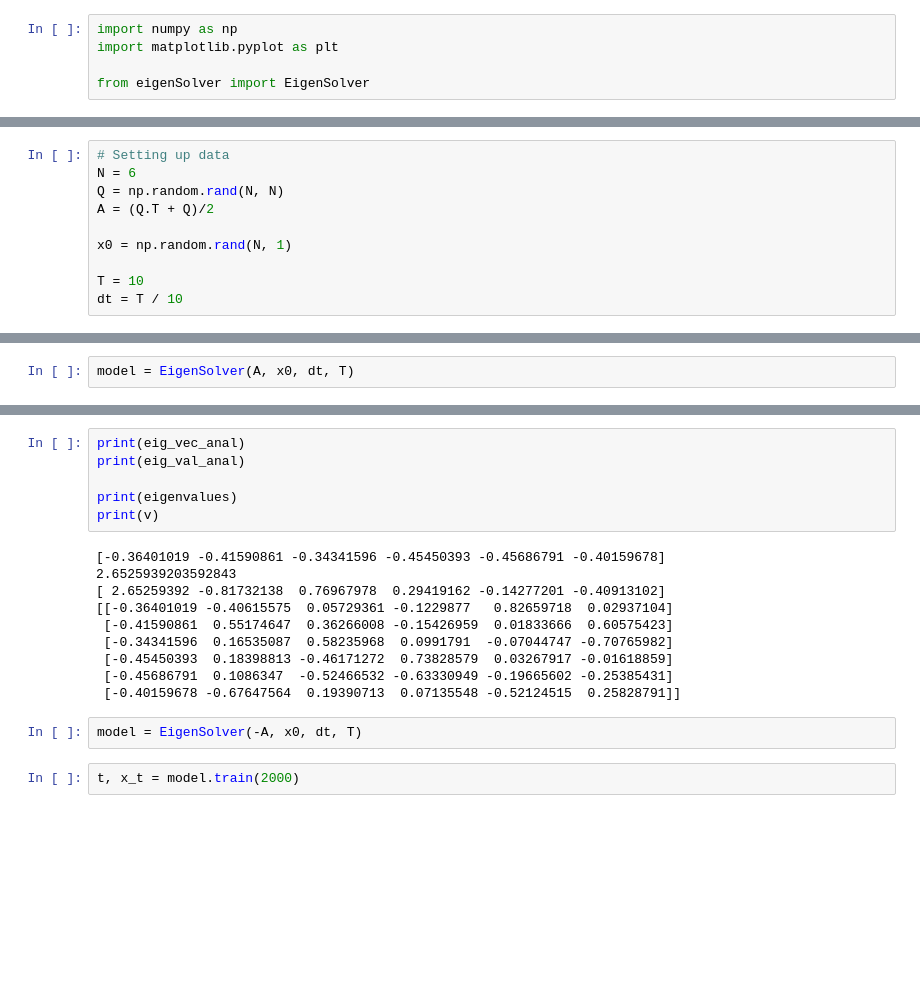
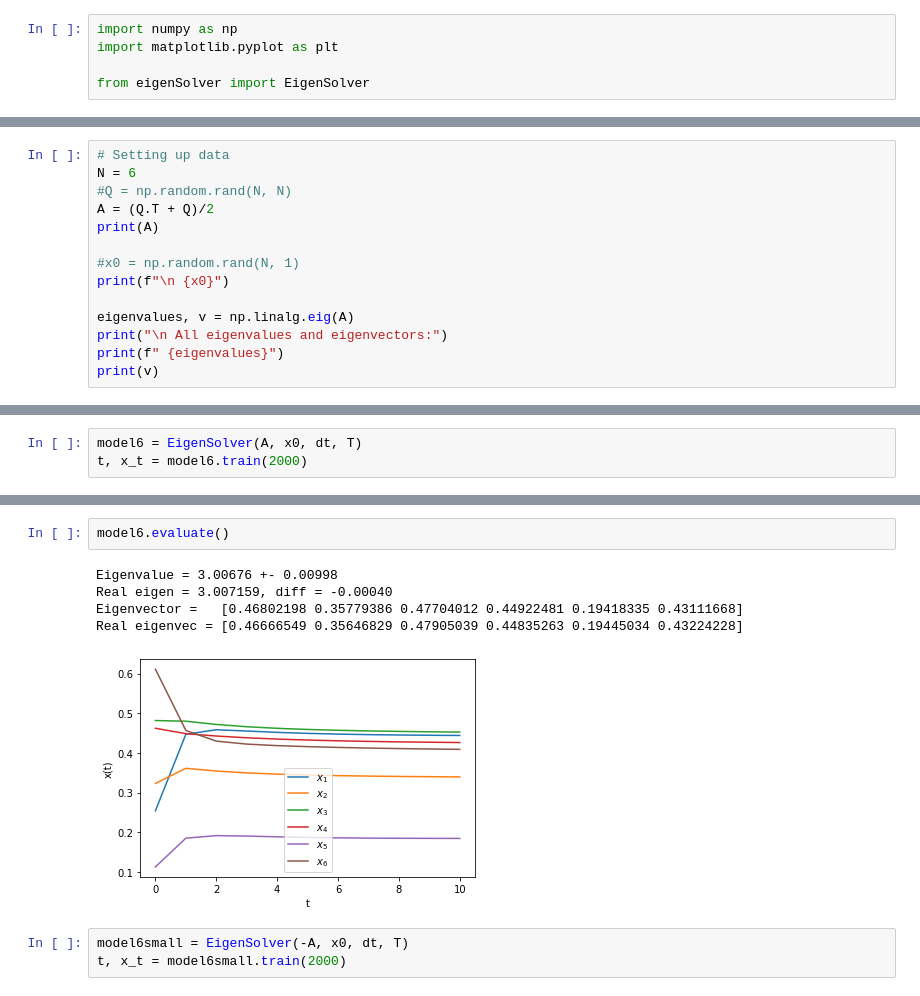
Before and after one commit to KarlHenrik/FYS-STK-Gruppe, a Jupyter notebook: Project3/Code/Eigenvalue.ipynb, the cells around one changed output, grey strips where cells are left out. Cells and saved outputs as stored; diff of their text form; blank space fills up the shorter version.

Commit message:
eigenvalue meir brukbart

```diff
--- a/Project3/Code/Eigenvalue.ipynb
+++ b/Project3/Code/Eigenvalue.ipynb
@@ -6,10 +10,14 @@ from eigenSolver import EigenSolver
 # %%
 # Setting up data
 N = 6
-Q = np.random.rand(N, N)
+#Q = np.random.rand(N, N)
 A = (Q.T + Q)/2
+print(A)
 
-x0 = np.random.rand(N, 1)
+#x0 = np.random.rand(N, 1)
+print(f"\n {x0}")
 
-T = 10
-dt = T / 10
+eigenvalues, v = np.linalg.eig(A)
+print("\n All eigenvalues and eigenvectors:")
+print(f" {eigenvalues}")
+print(v)
@@ -16,2 +36,3 @@ dt = T / 10
 # %%
-model = EigenSolver(A, x0, dt, T)
+model6 = EigenSolver(A, x0, dt, T)
+t, x_t = model6.train(2000)
@@ -44,20 +39,11 @@ Real eigenvec = [-0.36401019 -0.41590861 -0.34341596 -0.45450393 -0.45686791 -0.
-# %%
-print(eig_vec_anal)
-print(eig_val_anal)
-
-print(eigenvalues)
-print(v)
-# %% [output]
-[-0.36401019 -0.41590861 -0.34341596 -0.45450393 -0.45686791 -0.40159678]
-2.6525939203592843
-[ 2.65259392 -0.81732138  0.76967978  0.29419162 -0.14277201 -0.40913102]
-[[-0.36401019 -0.40615575  0.05729361 -0.1229877   0.82659718  0.02937104]
- [-0.41590861  0.55174647  0.36266008 -0.15426959  0.01833666  0.60575423]
- [-0.34341596  0.16535087  0.58235968  0.0991791  -0.07044747 -0.70765982]
- [-0.45450393  0.18398813 -0.46171272  0.73828579  0.03267917 -0.01618859]
- [-0.45686791  0.1086347  -0.52466532 -0.63330949 -0.19665602 -0.25385431]
- [-0.40159678 -0.67647564  0.19390713  0.07135548 -0.52124515  0.25828791]]
+# %%
+model6.evaluate()
+# %% [output]
+Eigenvalue = 3.00676 +- 0.00998
+Real eigen = 3.007159, diff = -0.00040
+Eigenvector =   [0.46802198 0.35779386 0.47704012 0.44922481 0.19418335 0.43111668]
+Real eigenvec = [0.46666549 0.35646829 0.47905039 0.44835263 0.19445034 0.43224228]
+[figure, added]
 # %%
-model = EigenSolver(-A, x0, dt, T)
+model6small = EigenSolver(-A, x0, dt, T)
+t, x_t = model6small.train(2000)
-# %%
-t, x_t = model.train(2000)
```
Also changed, not shown: parts of 8 cells of this notebook, 1 other file.
